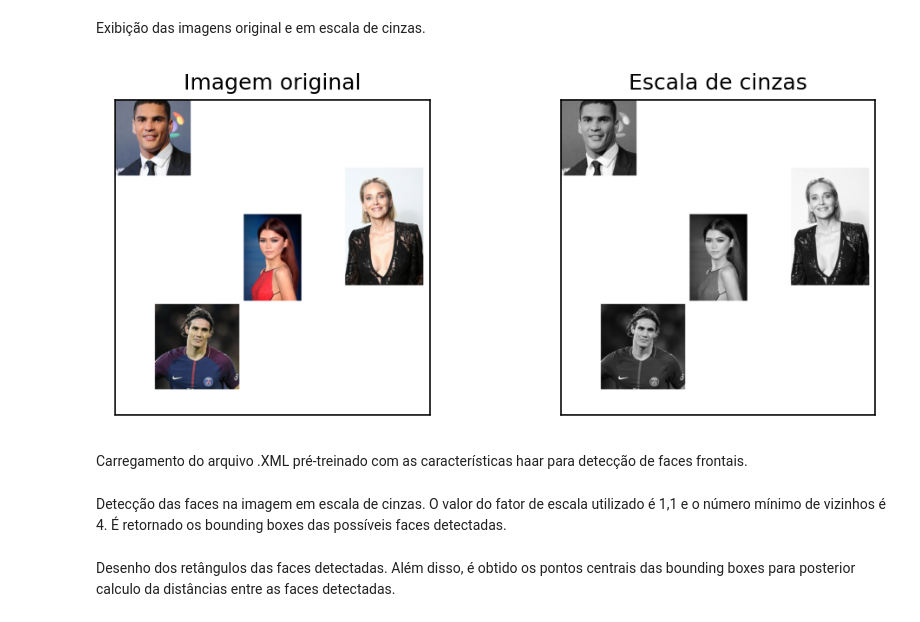
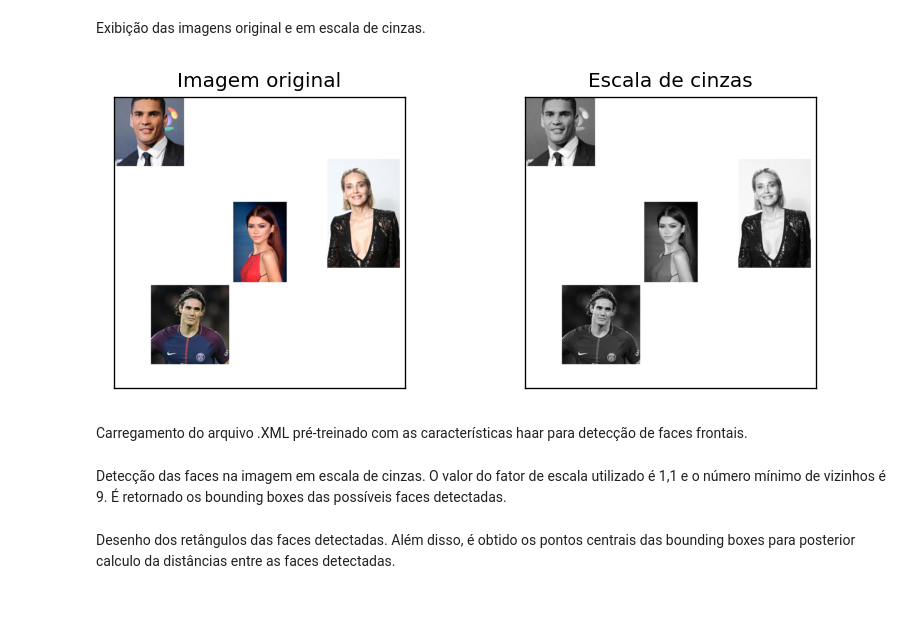
Before and after one commit to rlrocha/pdi, a Jupyter notebook: face_detection_classification.ipynb, the cells around one changed output. Cells and saved outputs as stored; diff of their text form; code cells hidden in the pictures.

```diff
--- a/face_detection_classification.ipynb
+++ b/face_detection_classification.ipynb
@@ -24,28 +24,28 @@ gray = cv2.cvtColor(img_temp, cv2.COLOR_RGB2GRAY)
 # %% [markdown]
 Exibição das imagens original e em escala de cinzas.
 # %%
-fig_luz, axes = plt.subplots(1,2,figsize=(7,3), dpi = 150)
+fig_luz, axes = plt.subplots(1,2,figsize=(7,3), dpi = 120)
 plt.tight_layout()
 
 for ax in axes:
     ax.get_xaxis().set_visible(False)
     ax.get_yaxis().set_visible(False)
 
 axes[0].imshow(img_temp)
 axes[0].set_title('Imagem original')
 
 axes[1].imshow(gray, cmap='gray')
 axes[1].set_title('Escala de cinzas')
 
 plt.show()
 # %% [output]
-[figure, old version]
+[figure, new version]
 # %% [markdown]
 Carregamento do arquivo .XML pré-treinado com as características haar para detecção de faces frontais.
 # %%
 face_cascade = cv2.CascadeClassifier('data/haarcascade_frontalface_default.xml')
 # %% [markdown]
-Detecção das faces na imagem em escala de cinzas. O valor do fator de escala utilizado é 1,1 e o número mínimo de vizinhos é 4. É retornado os bounding boxes das possíveis faces detectadas.
+Detecção das faces na imagem em escala de cinzas. O valor do fator de escala utilizado é 1,1 e o número mínimo de vizinhos é 9. É retornado os bounding boxes das possíveis faces detectadas.
 # %%
 box = face_cascade.detectMultiScale(gray, scaleFactor = 1.1, minNeighbors = 9)
 # %% [markdown]
```
Also changed, not shown: parts of 12 cells of this notebook, 1 other file.
